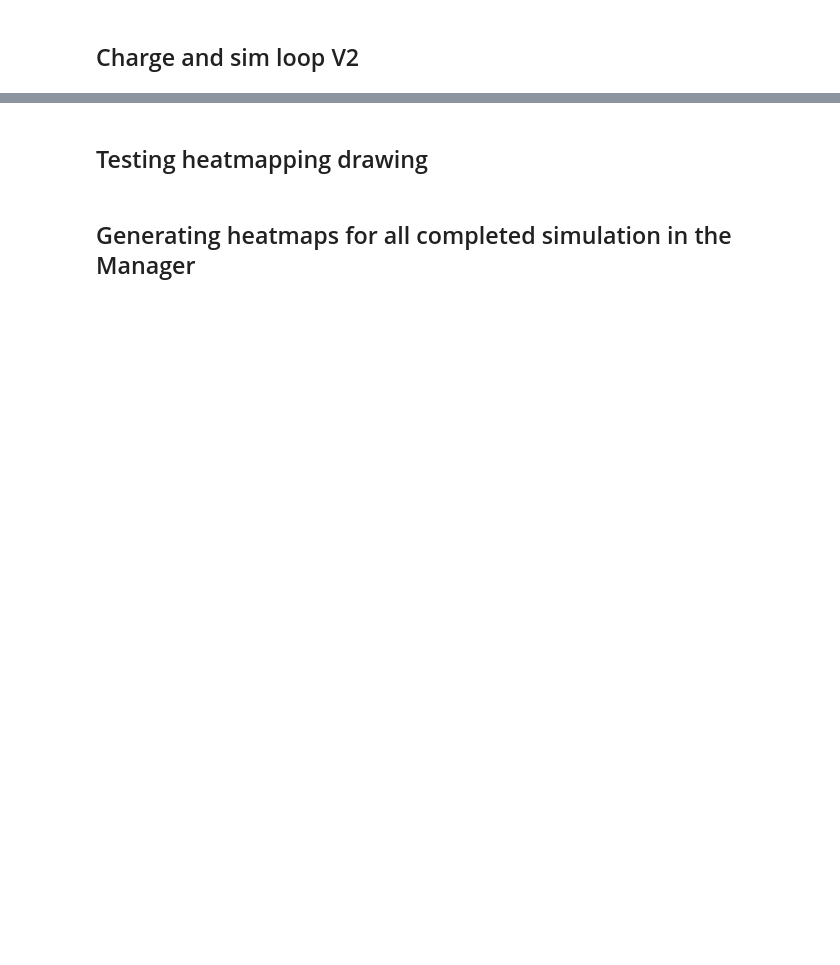
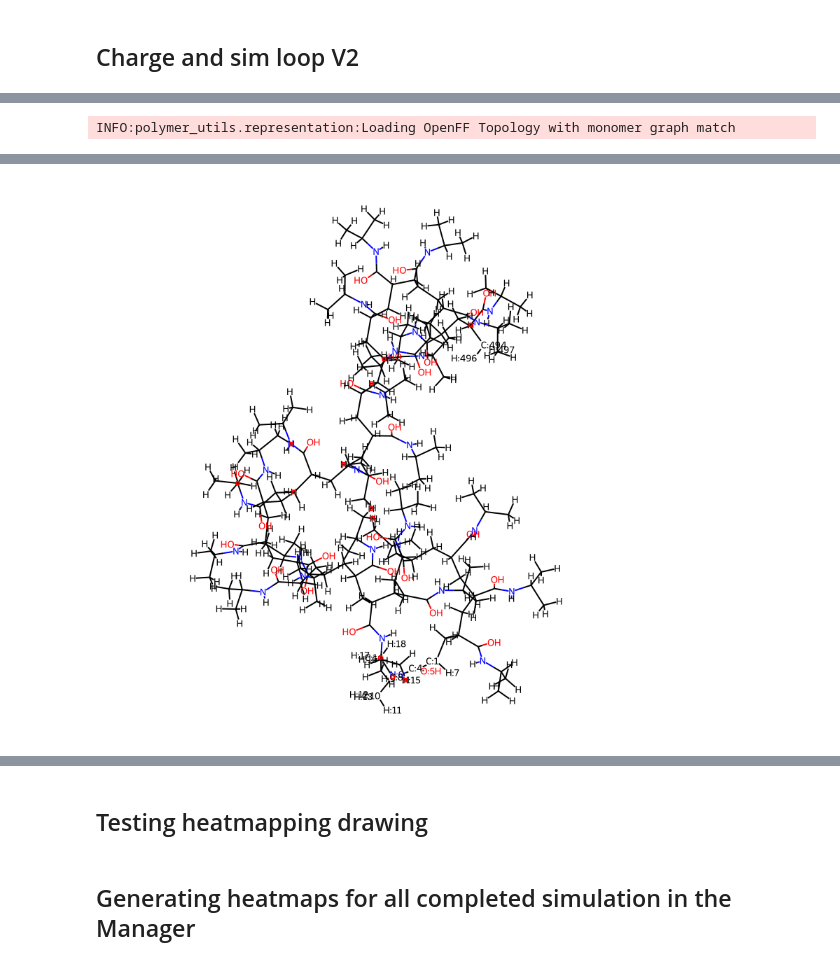
Before and after one commit to timbernat/polymer_workspace, a Jupyter notebook: polymer_dev.ipynb, the cells around one changed output, grey strips where cells are left out. Saved outputs shown, nothing was run; the diff lists cells and outputs as text; code cells hidden in the pictures; blank space fills up the shorter version.

```diff
--- a/polymer_dev.ipynb
+++ b/polymer_dev.ipynb
@@ -74,15 +75,19 @@ reset      = False
 purge_sims = False
 purge_logs = False
 
-poly_source_path = COMPAT_PDB_PATH / 'testing'
-structure_path   = poly_source_path / 'testing_structures'
-monomer_path     = poly_source_path / 'testing_monomers'
+poly_source_path = COMPAT_PDB_PATH / 'simple_polymers_updated'
+# poly_source_path = COMPAT_PDB_PATH / 'water_soluble_Colina'
+solv_template    = RESOURCE_PATH/'inp_templates'/'solv_polymer_template_box.inp'
+desired_solvents = (WATER_TIP3P,) # (None,)
+exclusion = 1.0*nanometer
+
+# ------------------------------------------------------------------------------
+
 collection_path  = COLL_PATH / poly_source_path.name
-solv_template    = RESOURCE_PATH/'inp_templates'/'solv_polymer_template_box.inp'
+structure_path   = poly_source_path / f'{poly_source_path.name}_structures'
+monomer_path     = poly_source_path / f'{poly_source_path.name}_monomers'
 
 mgr = PolymerDirManager(collection_path)
-desired_solvents = (WATER_TIP3P,) # (None,)
-exclusion = 1.0*nanometer
 
 # ------------------------------------------------------------------------------
 
@@ -282,0 +335,18 @@ main_logger.info('some\n\twords')
+# %%
+import copy
+
+pdir = mgr.mol_dirs['pnipam_modified']
+# pdir = mgr.mol_dirs['paam_modified']
+rdmol = copy.copy(pdir.rdmol)
+offmol = pdir.offmol_matched(strict=False)
+
+for atom in offmol.atoms:
+    if not atom.metadata['already_matched']:
+        num = atom.metadata['pdb_atom_id']
+        rdmol.GetAtomWithIdx(num).SetAtomMapNum(num)
+        print(atom.metadata)
+
+rdkdraw.set_rdkdraw_size(800, 1/1)
+rdmol
+# %% [output]
+INFO:polymer_utils.representation:Loading OpenFF Topology with monomer graph match
@@ -282,0 +372 @@ main_logger.info('some\n\twords')
+[figure, added]
```
Also changed, not shown: parts of 14 cells of this notebook.
